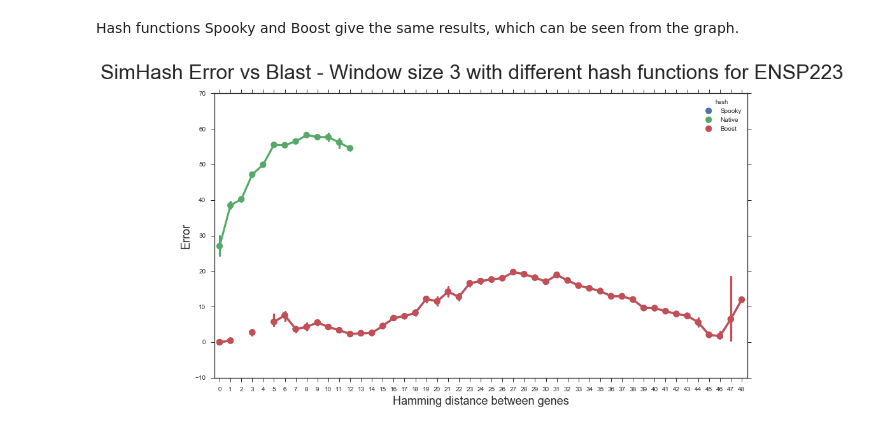
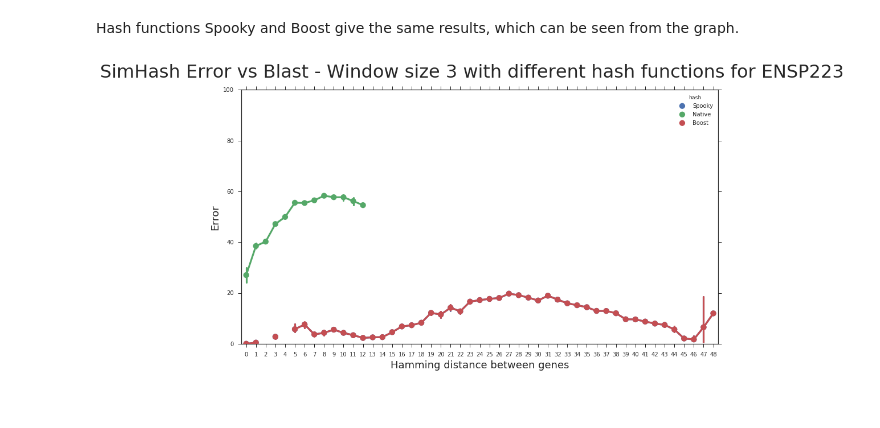
Before and after one commit to Weenkus/Phylo-research, a Jupyter notebook: results_simHash/blast_comparison/SimHash vs Blast performance.ipynb, the cells around one changed output. Saved outputs shown, nothing was run; the diff lists cells and outputs as text; code cells hidden in the pictures.

```diff
--- a/results_simHash/blast_comparison/SimHash vs Blast performance.ipynb
+++ b/results_simHash/blast_comparison/SimHash vs Blast performance.ipynb
@@ -124,9 +128,10 @@ Hash functions Spooky and Boost give the same results, which can be seen from th
 # %%
 plt.figure(figsize=(15,8))
 sns.pointplot(x="ham_distance", y="error", hue="hash", data=simhash_ENSP233_window_3,size=30, aspect=2)
 plt.ylabel('Error', fontsize=18)
 plt.xlabel('Hamming distance between genes', fontsize=18)
 plt.suptitle("SimHash Error vs Blast - Window size 3 with different hash functions for ENSP223", fontsize = 32)
+plt.ylim(0.0,100.0)
 plt.savefig("SimHash Error vs Blast - Window size 3 with different hash functions for ENSP223")
 # %% [output]
-[figure, old version]
+[figure, new version]
```
Also changed, not shown: parts of 2 cells of this notebook, 12 other files.
